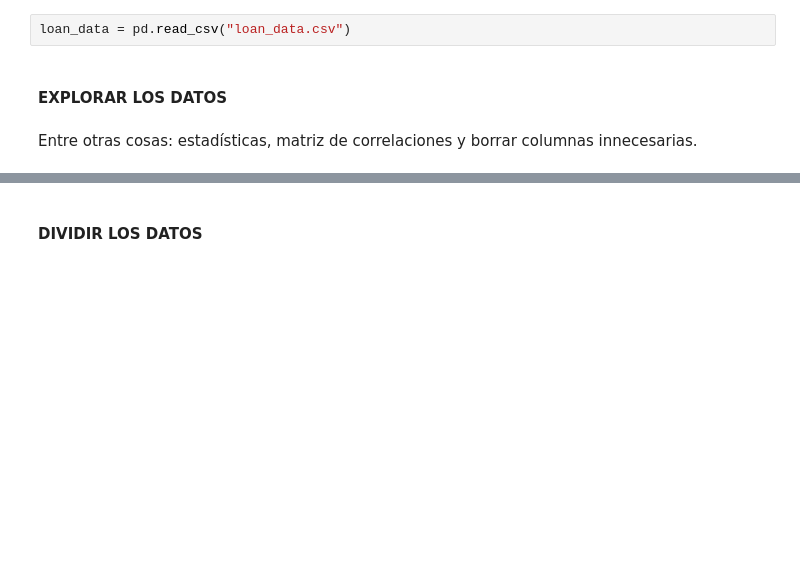
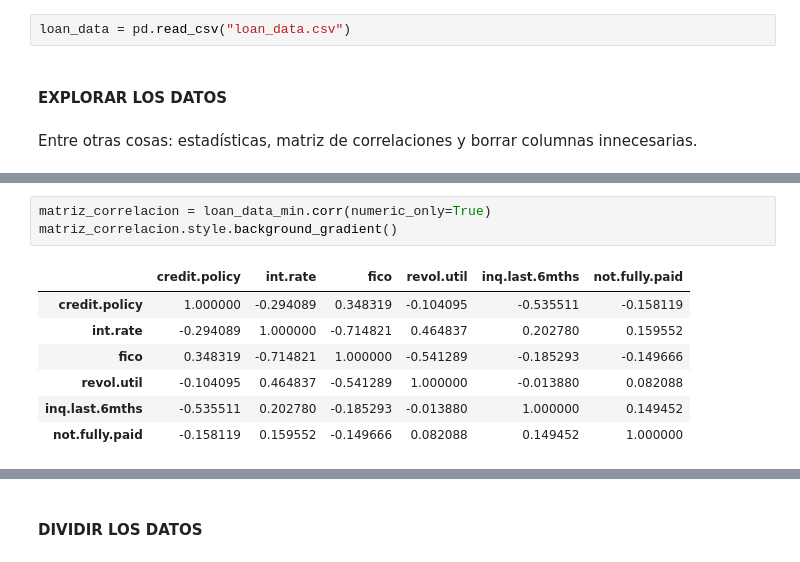
Before and after one commit to iruneguinea9/SAPA, a Jupyter notebook: 2_8/2_8Ejercicios.ipynb, the cells around one changed output, grey strips where cells are left out. Drawn from its saved outputs; the diff is of its cells as text; blank space fills up the shorter version.

```diff
--- a/2_8/2_8Ejercicios.ipynb
+++ b/2_8/2_8Ejercicios.ipynb
@@ -62,0 +162,11 @@ loan_data.info()
+# %%
+matriz_correlacion = loan_data_min.corr(numeric_only=True)
+matriz_correlacion.style.background_gradient()
+# %% [output]
+|  | credit.policy | int.rate | fico | revol.util | inq.last.6mths | not.fully.paid |
+| credit.policy | 1.000000 | -0.294089 | 0.348319 | -0.104095 | -0.535511 | -0.158119 |
+| int.rate | -0.294089 | 1.000000 | -0.714821 | 0.464837 | 0.202780 | 0.159552 |
+| fico | 0.348319 | -0.714821 | 1.000000 | -0.541289 | -0.185293 | -0.149666 |
+| revol.util | -0.104095 | 0.464837 | -0.541289 | 1.000000 | -0.013880 | 0.082088 |
+| inq.last.6mths | -0.535511 | 0.202780 | -0.185293 | -0.013880 | 1.000000 | 0.149452 |
+| not.fully.paid | -0.158119 | 0.159552 | -0.149666 | 0.082088 | 0.149452 | 1.000000 |
```
Also changed, not shown: parts of 13 cells of this notebook, 4 other files.
